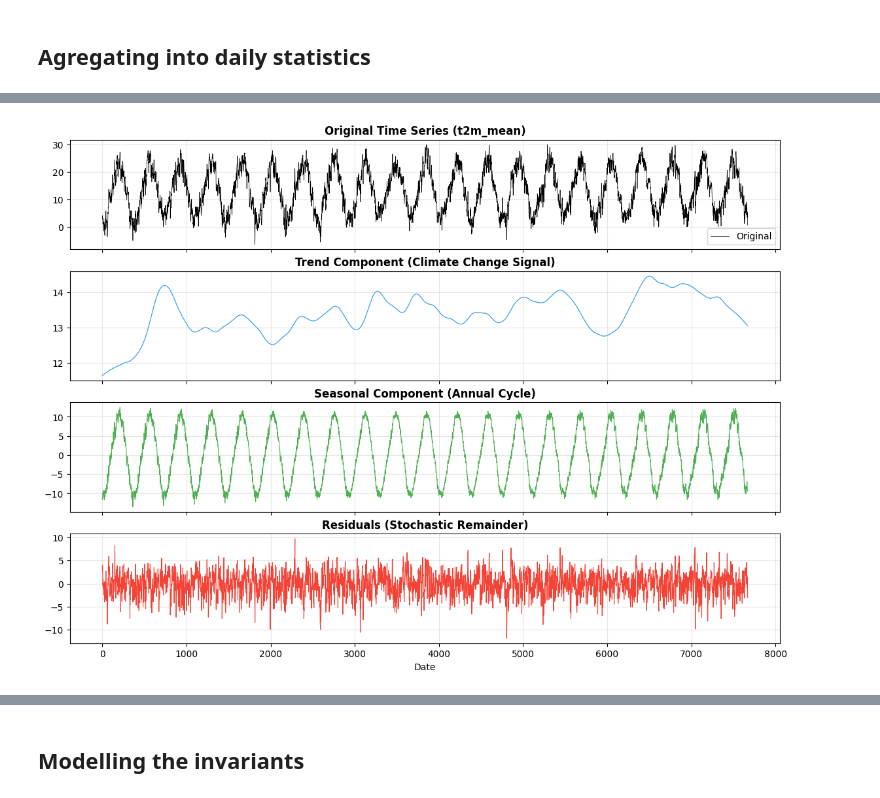
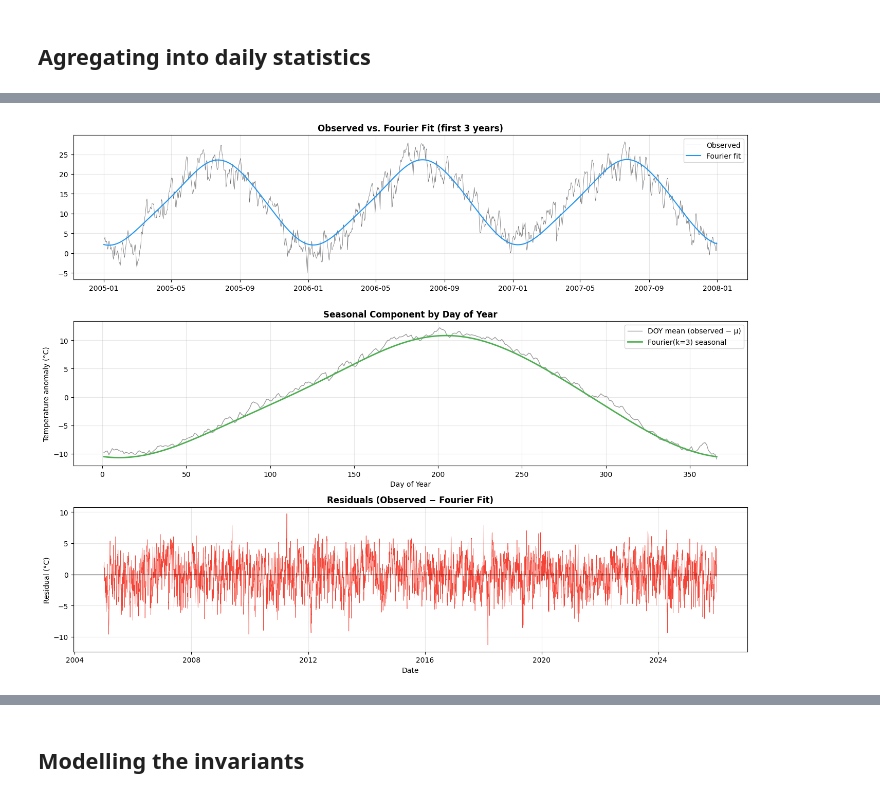
Before and after one commit to lucasmonero/Greenfin_Thesis, a Jupyter notebook: Code/Modelling/Temperature model.ipynb, the cells around one changed output, grey strips where cells are left out. Saved outputs shown, nothing was run; the diff lists cells and outputs as text; code cells hidden in the pictures.

```diff
--- a/Code/Modelling/Temperature model.ipynb
+++ b/Code/Modelling/Temperature model.ipynb
@@ -76,29 +74,77 @@ df_daily['date'] = pd.to_datetime(df_daily['date'])
 # %%
+from statsmodels.regression.linear_model import OLS
+from statsmodels.tools import add_constant
+
+# Set date as index (needed for downstream alignment)
+df_daily = df_daily.set_index('date')
+
 t2m_series = df_daily['t2m_mean']
+dates      = t2m_series.index
+doy_vals   = dates.dayofyear.values
+year_vals  = dates.year.values + (doy_vals - 1) / 365.0
 
-# STL Decomposition
-stl = STL(t2m_series, period=365, seasonal=101, robust=True)
-result_stl = stl.fit()
+# ── Fourier seasonal + linear trend — joint OLS ───────────────────────────────
+K = 3  # number of harmonics
+X_design = np.column_stack(
+    [year_vals - 2005] +
+    [f(2 * np.pi * k * doy_vals / 365)
+     for k in range(1, K + 1)
+     for f in (np.cos, np.sin)]
+)
+X_design = add_constant(X_design)
 
-#Extract the components
-trend = result_stl.trend      # Climate change / long-term signal
-seasonal = result_stl.seasonal  # The "Predictable" annual cycle
-residuals = result_stl.resid    # The Stochastic Remainder (Invariants)
+ols_result  = OLS(t2m_series.values, X_design).fit()
+fourier_fit = ols_result.fittedvalues
+residuals   = pd.Series(ols_result.resid, index=dates)  # downstream cells use this name
 
-#Plot the components
-fig, axes = plt.subplots(4, 1, figsize=(14, 10), sharex=True)
-axes[0].plot(t2m_series.index, t2m_series.values, color='black', lw=0.5, label='Original')
-axes[0].set_title('Original Time Series (t2m_mean)', fontsize=12, fontweight='bold')
-axes[0].legend()
-axes[0].grid(True, alpha=0.3)
-axes[1].plot(trend.index, trend.values, color='#2196F3', lw=0.8)
-axes[1].set_title('Trend Component (Climate Change Signal)', fontsize=12, fontweight='bold')
-axes[1].grid(True, alpha=0.3)
-axes[2].plot(seasonal.index, seasonal.values, color='#4CAF50', lw=0.8)
-axes[2].set_title('Seasonal Component (Annual Cycle)', fontsize=12, fontweight='bold')
-axes[2].grid(True, alpha=0.3)
-axes[3].plot(residuals.index, residuals.values, color='#f44336', lw=0.8)
-axes[3].set_title('Residuals (Stochastic Remainder)', fontsize=12, fontweight='bold')
-axes[3].set_xlabel('Date')
-axes[3].grid(True, alpha=0.3)
+mu         = ols_result.params[0]          # global mean level
+beta_trend = ols_result.params[1]          # warming rate (°C / year)
+a_coeffs   = ols_result.params[2::2]       # cosine amplitudes  k=1,2,3
+b_coeffs   = ols_result.params[3::2]       # sine   amplitudes  k=1,2,3
+
+print("Fourier(k=3) + linear trend — joint OLS")
+print(f"  R²           : {ols_result.rsquared:.4f}")
+print(f"  μ  (mean)    : {mu:+.4f} °C")
+print(f"  β  (trend)   : {beta_trend:+.5f} °C / year")
+for k in range(1, K + 1):
+    a, b = a_coeffs[k - 1], b_coeffs[k - 1]
+    amp  = np.sqrt(a**2 + b**2)
+    print(f"  k={k}: a={a:+.4f}  b={b:+.4f}  amplitude={amp:.4f} °C")
+
+# ── Plots ─────────────────────────────────────────────────────────────────────
+doy_range = np.arange(1, 367)
+seasonal_curve = np.sum([
+    a_coeffs[i] * np.cos(2 * np.pi * (i + 1) * doy_range / 365) +
+    b_coeffs[i] * np.sin(2 * np.pi * (i + 1) * doy_range / 365)
+    for i in range(K)
+], axis=0)
+
+doy_obs_mean = (pd.DataFrame({'doy': doy_vals, 't2m': t2m_series.values})
+                .groupby('doy')['t2m'].mean().values - mu)
+
+fig, axes = plt.subplots(3, 1, figsize=(14, 11))
+
+ax = axes[0]
+n_show = 3 * 365
+ax.plot(dates[:n_show], t2m_series.values[:n_show], color='black', lw=0.5, alpha=0.6, label='Observed')
+ax.plot(dates[:n_show], fourier_fit[:n_show], color='#2196F3', lw=1.5, label='Fourier fit')
+ax.set_title('Observed vs. Fourier Fit (first 3 years)', fontweight='bold')
+ax.legend(); ax.grid(True, alpha=0.3)
+
+ax = axes[1]
+ax.plot(doy_range, doy_obs_mean, color='gray', lw=1.0, alpha=0.8, label='DOY mean (observed − μ)')
+ax.plot(doy_range, seasonal_curve, color='#4CAF50', lw=2.0, label='Fourier(k=3) seasonal')
+ax.set_title('Seasonal Component by Day of Year', fontweight='bold')
+ax.set_xlabel('Day of Year'); ax.set_ylabel('Temperature anomaly (°C)')
+ax.legend(); ax.grid(True, alpha=0.3)
+
+ax = axes[2]
+ax.plot(dates, residuals.values, color='#f44336', lw=0.5)
+ax.axhline(0, color='black', lw=0.8)
+ax.set_title('Residuals (Observed − Fourier Fit)', fontweight='bold')
+ax.set_xlabel('Date'); ax.set_ylabel('Residual (°C)')
+ax.grid(True, alpha=0.3)
+
+plt.tight_layout()
+plt.show()
 # %% [output]
@@ -105 +158 @@ axes[3].grid(True, alpha=0.3)
-[figure, old version]
+[figure, new version]
```
Also changed, not shown: parts of 30 cells of this notebook, 6 other files.
